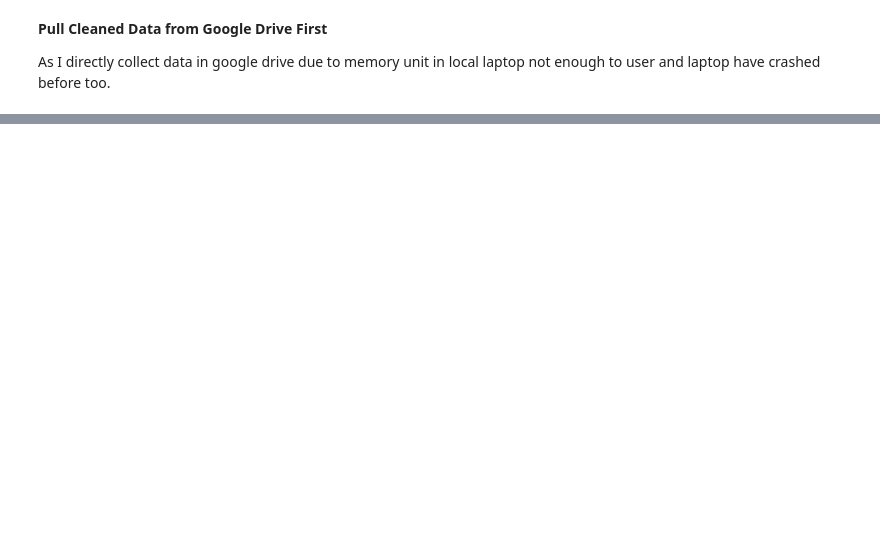
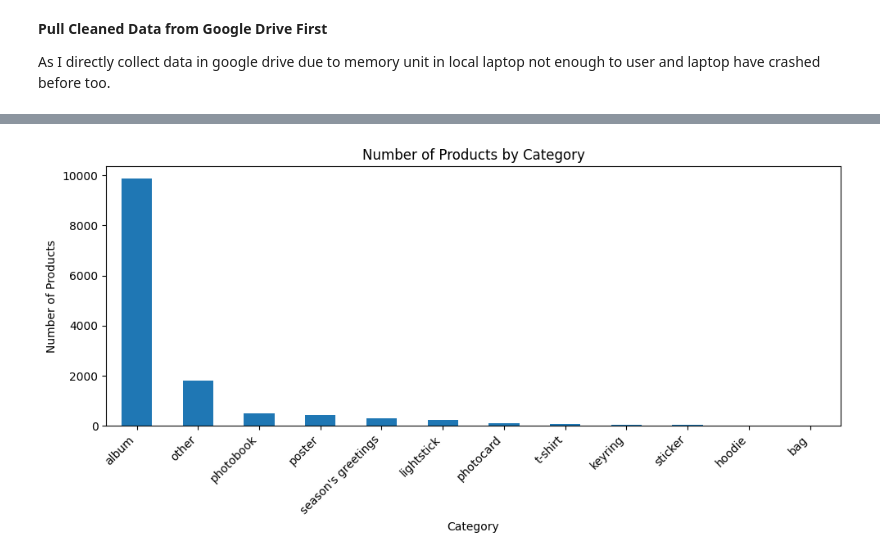
Before and after one commit to artittayaforwork-pro/K-pop-MerchAI, a Jupyter notebook: ์Notebooks/3_Gloabl_Pricing.ipynb, the cells around one changed output, grey strips where cells are left out. Cells and saved outputs as stored; diff of their text form; code cells hidden in the pictures; blank space fills up the shorter version.

```diff
--- a/์Notebooks/3_Gloabl_Pricing.ipynb
+++ b/์Notebooks/3_Gloabl_Pricing.ipynb
@@ -610,0 +756,81 @@ print("Saved to Google Drive:", destination)
+# %%
+# Check cleaned data with tables and graphs
+import matplotlib.pyplot as plt
+import pandas as pd
+import numpy as np
+
+# 1. Dataset summary
+print("............DATASET SUMMARY............")
+print("Total products:", len(df))
+print("Unique artists:", df["artist"].nunique())
+print("Unique stores:", df["vendor"].nunique())
+print("Product categories:", df["category"].nunique())
+print("Median price (USD):", round(df["price_usd"].median(), 2))
+print("Missing values:", df.isna().sum().sum())
+print("Duplicate products:", df.duplicated(["name", "vendor"]).sum())
+
+# 2. Check artist extraction
+unknown = df["artist"].astype(str).str.lower().eq("unknown")
+print("\n............ARTIST CHECK............")
+print("Unknown artists:", unknown.sum())
+print("Unknown percentage:", round(unknown.mean() * 100, 2), "%")
+
+# 3. Show price statistics by category
+print("\n............PRICE BY CATEGORY............")
+display(
+    df.groupby("category")["price_usd"]
+      .agg(["count", "min", "median", "mean", "max"])
+      .round(2)
+      .sort_values("count", ascending=False)
+)
+
+# 4. Product categories
+plt.figure(figsize=(10, 5))
+df["category"].value_counts().plot(kind="bar")
+plt.title("Number of Products by Category")
+plt.xlabel("Category")
+plt.ylabel("Number of Products")
+plt.xticks(rotation=45, ha="right")
+plt.tight_layout()
+plt.show()
+
+# 5. Price distribution
+plt.figure(figsize=(9, 5))
+df["price_usd"].hist(bins=50)
+plt.title("Product Price Distribution")
+plt.xlabel("Price (USD)")
+plt.ylabel("Number of Products")
+plt.xlim(0, df["price_usd"].quantile(0.99))
+plt.tight_layout()
+plt.show()
+
+# 6. Median price by category
+plt.figure(figsize=(10, 5))
+df.groupby("category")["price_usd"].median().sort_values().plot(kind="barh")
+plt.title("Median Price by Product Category")
+plt.xlabel("Median Price (USD)")
+plt.ylabel("Category")
+plt.tight_layout()
+plt.show()
+
+# 7. Artist extraction quality
+artist_status = pd.Series({
+    "Known artist": (~unknown).sum(),
+    "Unknown artist": unknown.sum()
+})
+
+plt.figure(figsize=(6, 4))
+artist_status.plot(kind="bar")
+plt.title("Artist Extraction Quality")
+plt.ylabel("Number of Products")
+plt.xticks(rotation=0)
+plt.tight_layout()
+plt.show()
+
+# 8. Show sample products for manual checking
+print("\n............SAMPLE PRODUCTS............")
+display(
+    df[["name", "artist", "category", "vendor", "price_usd"]]
+    .sample(min(15, len(df)), random_state=42)
+)
+# %% [output]
@@ -610,0 +865 @@ print("Saved to Google Drive:", destination)
+[figure, added]
```
Also changed, not shown: parts of 37 cells of this notebook, 2 other files.
